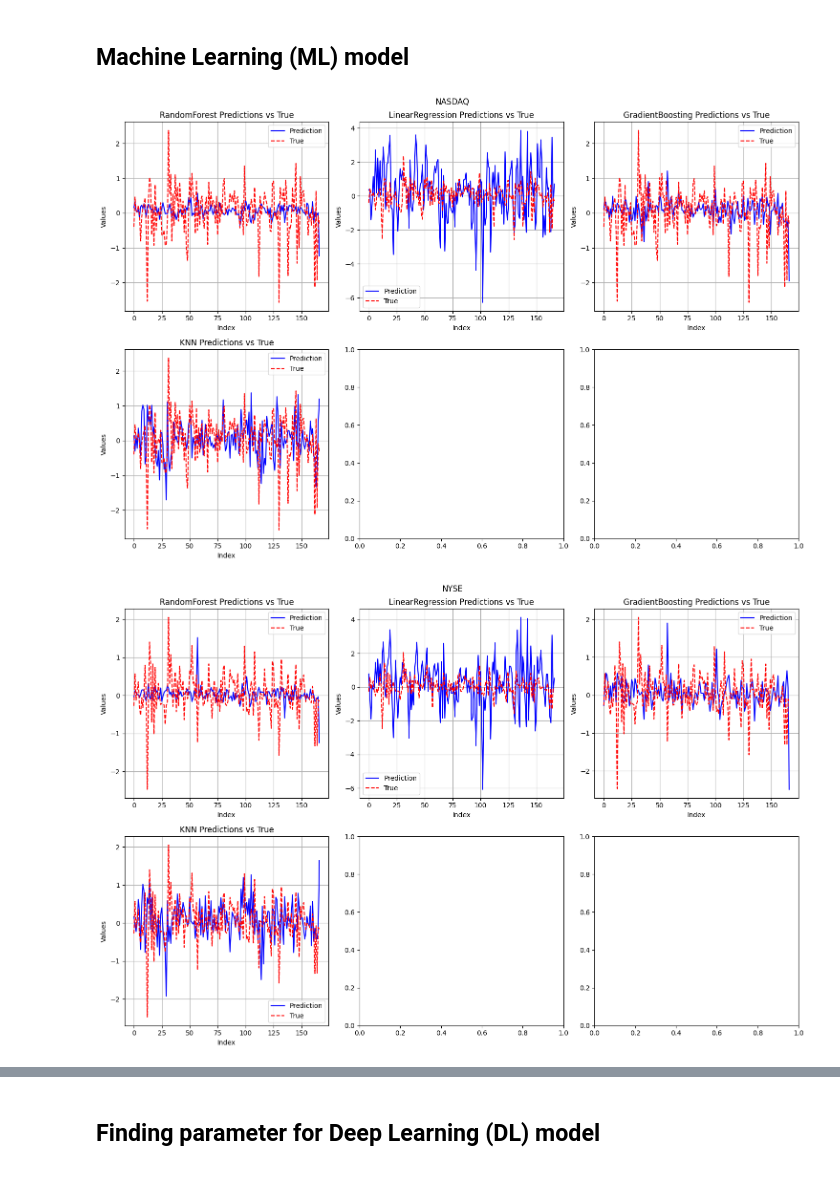
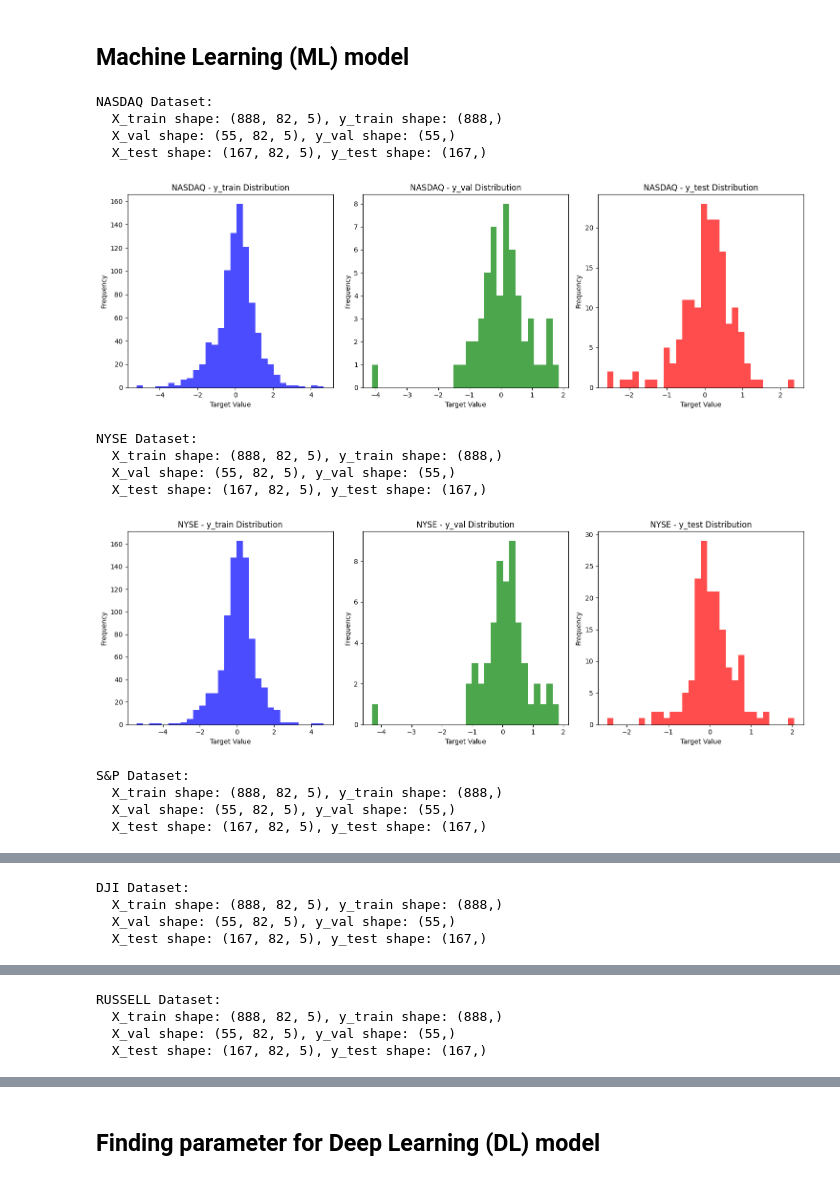
Before and after one commit to tdkhoa1212/MAMBA_model, a Jupyter notebook: test_code.ipynb, the cells around one changed output, grey strips where cells are left out. Drawn from its saved outputs; the diff is of its cells as text; code cells hidden in the pictures.

```diff
--- a/test_code.ipynb
+++ b/test_code.ipynb
@@ -9,11 +9,24 @@ Data Reference: https://www.kaggle.com/datasets/ehoseinz/cnnpred-stock-market-pr
 # %% [markdown]
 ## Machine Learning (ML) model
 # %%
-# from Utils.Loading_data import labels_plotting
-from Models.ML_models import run_ML_models
+from Utils.Loading_data import labels_plotting, Get_data
+# from Models.ML_models import run_ML_models
 
-# labels_plotting()
-run_ML_models()
+processed_data =  Get_data('Data')
+labels_plotting(processed_data)
+# run_ML_models()
 # %% [output]
+NASDAQ Dataset:
+  X_train shape: (888, 82, 5), y_train shape: (888,)
+  X_val shape: (55, 82, 5), y_val shape: (55,)
+  X_test shape: (167, 82, 5), y_test shape: (167,)
-[figure, old version]
+[figure, new version]
+NYSE Dataset:
+  X_train shape: (888, 82, 5), y_train shape: (888,)
+  X_val shape: (55, 82, 5), y_val shape: (55,)
+  X_test shape: (167, 82, 5), y_test shape: (167,)
-[figure, old version]
+[figure, new version]
+S&P Dataset:
+  X_train shape: (888, 82, 5), y_train shape: (888,)
+  X_val shape: (55, 82, 5), y_val shape: (55,)
+  X_test shape: (167, 82, 5), y_test shape: (167,)
@@ -20,0 +34,4 @@ run_ML_models()
+DJI Dataset:
+  X_train shape: (888, 82, 5), y_train shape: (888,)
+  X_val shape: (55, 82, 5), y_val shape: (55,)
+  X_test shape: (167, 82, 5), y_test shape: (167,)
@@ -21,0 +39,4 @@ run_ML_models()
+RUSSELL Dataset:
+  X_train shape: (888, 82, 5), y_train shape: (888,)
+  X_val shape: (55, 82, 5), y_val shape: (55,)
+  X_test shape: (167, 82, 5), y_test shape: (167,)
```
Also changed, not shown: parts of 3 cells of this notebook, 7 other files.
